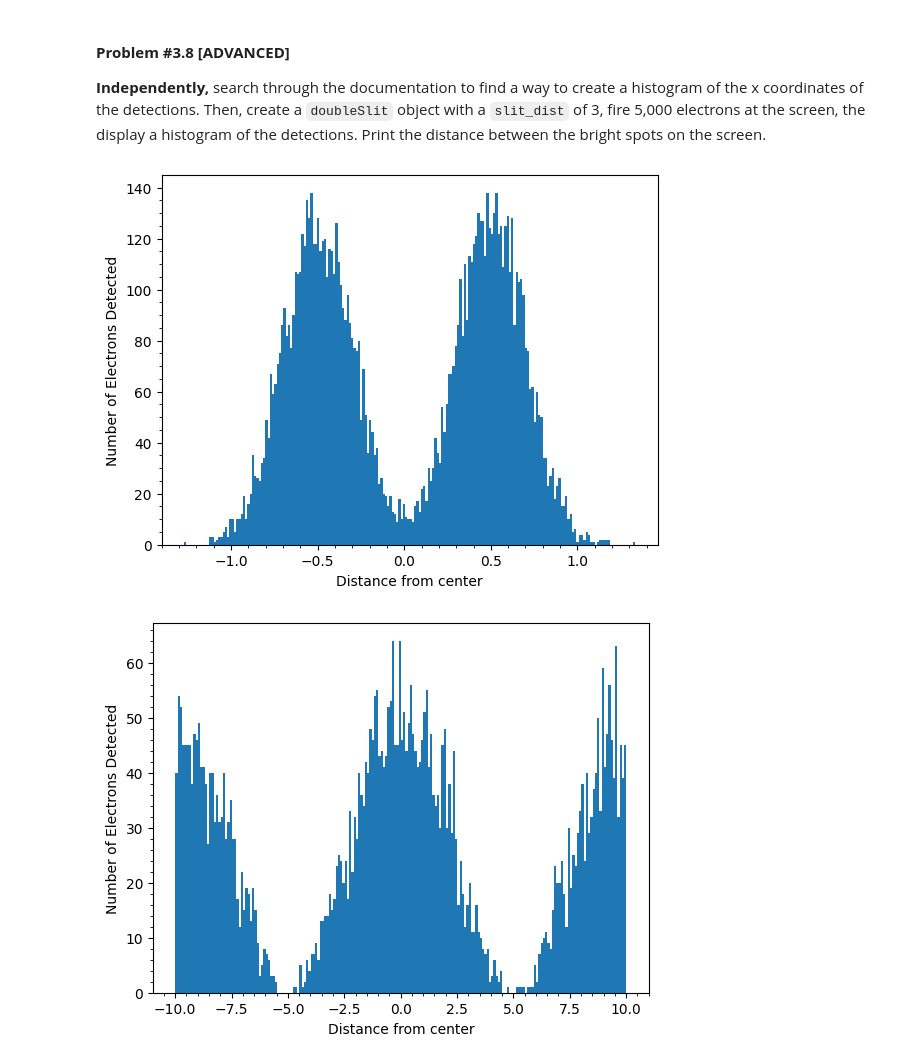
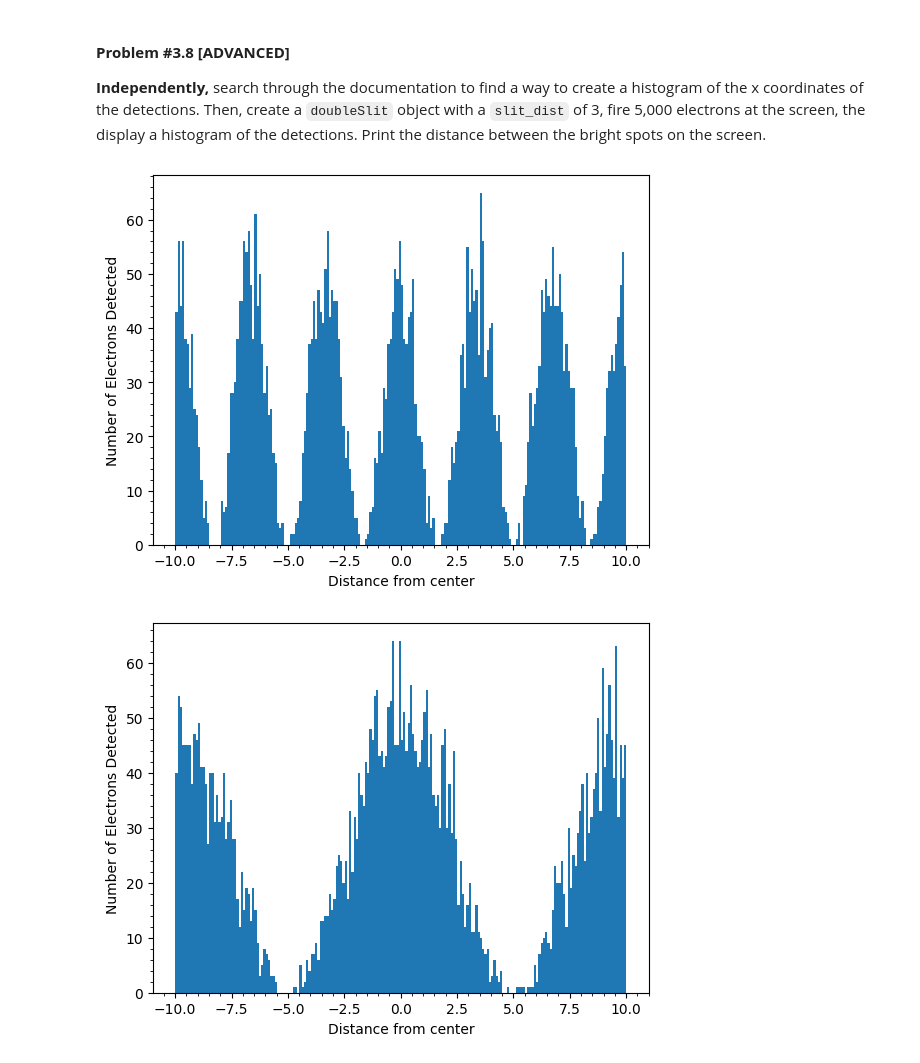
Before and after one commit to jyotiraj-code/qubitxqubit, a Jupyter notebook: QxQ_YLC_Week_4_Lab_[Jyotiraj].ipynb, the cells around one changed output. Saved outputs shown, nothing was run; the diff lists cells and outputs as text; code cells hidden in the pictures.

```diff
--- a/QxQ_YLC_Week_4_Lab_[Jyotiraj].ipynb
+++ b/QxQ_YLC_Week_4_Lab_[Jyotiraj].ipynb
@@ -415,9 +447,13 @@ The plot shown below was generated with a `distance_to_screen` of 20. What `slit
 **Independently,** search through the documentation to find a way to create a histogram of the x coordinates of the detections. Then, create a `doubleSlit` object with a `slit_dist` of 3, fire 5,000 electrons at the screen, the display a histogram of the detections. Print the distance between the bright spots on the screen.
 # %%
 # COMPLETE THIS CODE
+my_experiment = doubleSlit()
+my_experiment.slit_dist = 3
+my_experiment.clear_screen()
+my_experiment.electron_beam(num_electrons=5000)
 my_experiment.show_hist()
 # %% [output]
-[figure, old version]
+[figure, new version]
 # %%
 # COMPLETE THIS CODE
 new_experiment = doubleSlit()
```
Also changed, not shown: parts of 15 cells of this notebook.
